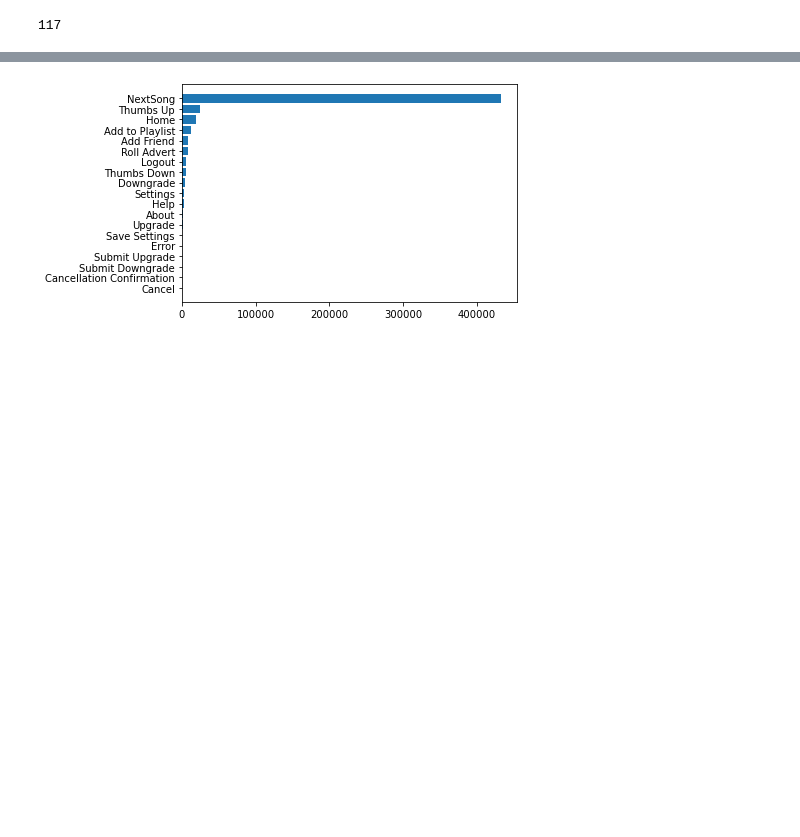
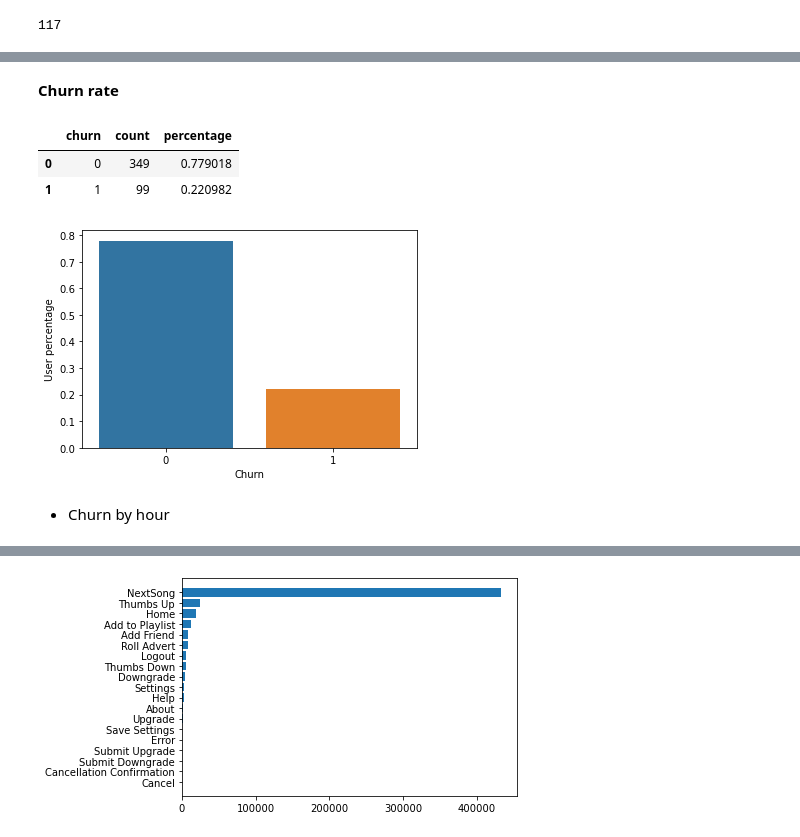
Before and after one commit to texcindy99/Spark_Machine_Learning, a Jupyter notebook: Spark_ML_Music_Service.ipynb, the cells around one changed output, grey strips where cells are left out. Saved outputs shown, nothing was run; the diff lists cells and outputs as text; code cells hidden in the pictures; blank space fills up the shorter version.

```diff
--- a/Spark_ML_Music_Service.ipynb
+++ b/Spark_ML_Music_Service.ipynb
@@ -177,14 +177,16 @@ df_valid.filter("page = 'Cancellation Confirmation'").count()
 # %% [output]
 99
 # %%
+# Flag churn event
 flag_churn_event = udf(lambda x: 1 if x == "Cancellation Confirmation" else 0, IntegerType())
 
-df_valid = df_valid.withColumn("churn", flag_churn_event("page"))
+df_valid = df_valid.withColumn("churn_event", flag_churn_event("page"))
 # %%
 df_valid.filter("page = 'Submit Downgrade'").count()
 # %% [output]
 117
 # %%
+# Flag downgrade event
 flag_downgrade_event = udf(lambda x: 1 if x == "Cancellation Confirmation" else 0, IntegerType())
 
-df_valid = df_valid.withColumn("Downgrade", flag_downgrade_event("page"))
+df_valid = df_valid.withColumn("Downgrade_event", flag_downgrade_event("page"))
@@ -190,0 +195,5 @@ df_valid = df_valid.withColumn("Downgrade", flag_downgrade_event("page"))
+# %%
+# Flag user with churn or downgrade event
+windowval = Window.partitionBy('userId')
+df_valid = df_valid.withColumn('churn', max('churn_event').over(windowval))
+df_valid = df_valid.withColumn('downgrade', max('Downgrade_event').over(windowval))
@@ -191,3 +218,23 @@ df_valid = df_valid.withColumn("Downgrade", flag_downgrade_event("page"))
+# %% [markdown]
+**Churn rate**
+# %%
+user_count = df_valid.select('userId').distinct().count()
+df_churn = df_valid.select(['churn','userId']).distinct().groupby('churn').count().orderBy(col('churn'),ascending=True)
+df_churn = df_churn.withColumn('percentage', col('count')/user_count).toPandas()
+# %%
+df_churn
+# %% [output]
+|  | churn | count | percentage |
+| 0 | 0 | 349 | 0.779018 |
+| 1 | 1 | 99 | 0.220982 |
+# %%
+ax=sns.barplot(x='churn', y='percentage', data=df_churn)
+ax.set_xlabel('Churn');
+ax.set_ylabel('User percentage');
+# %% [output]
+[figure, added]
+# %% [markdown]
+- Churn by hour
 # %%
 #Create a temporary view of SQL table from dataframe "df_valid"
 
```
Also changed, not shown: parts of 12 cells of this notebook.
